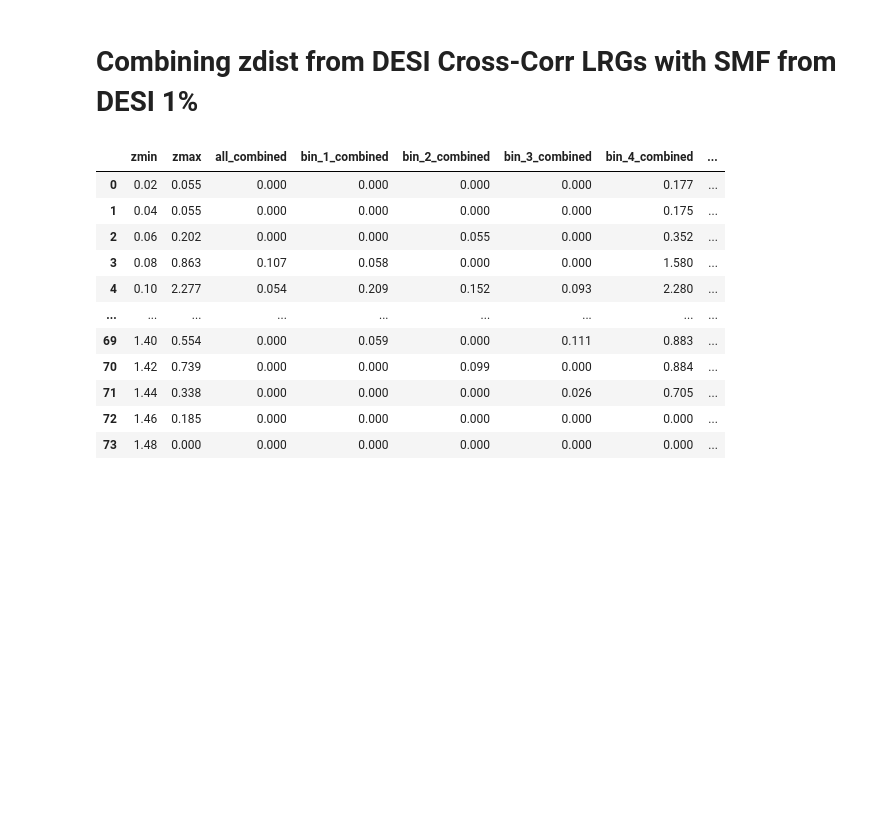
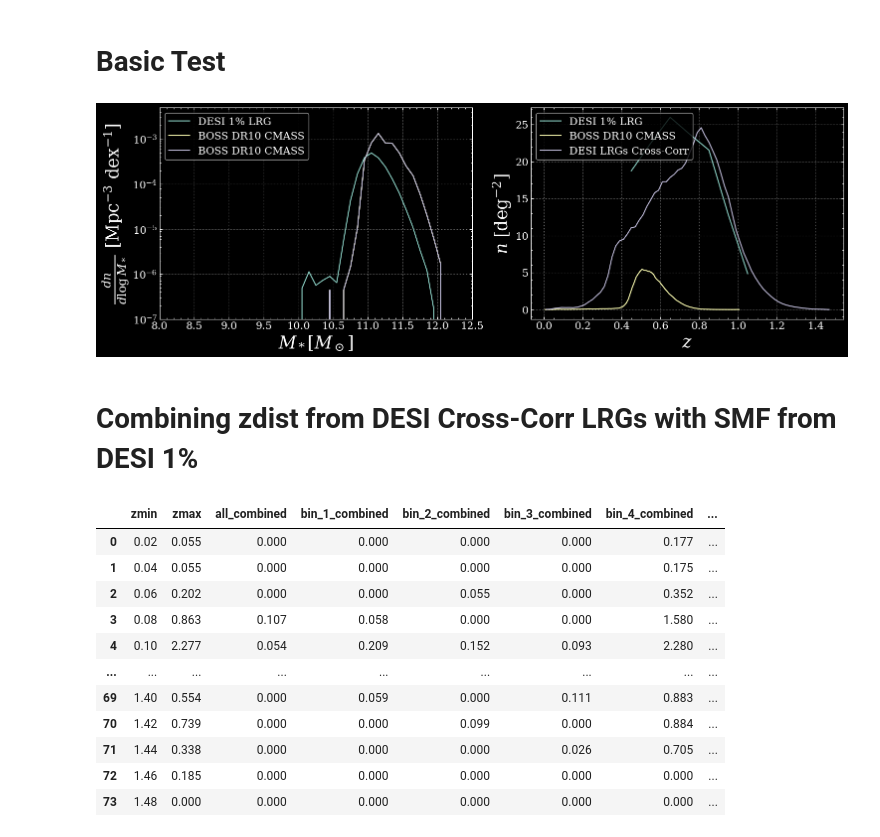
Before and after one commit to chadpopik/CAPPIBARAS, a Jupyter notebook: Testing/zdistweight.ipynb, the cells around one changed output. Cells and saved outputs as stored; diff of their text form; code cells hidden in the pictures; blank space fills up the shorter version.

```diff
--- a/testing.ipynb
+++ b/Testing/zdistweight.ipynb
@@ -573,0 +8,2 @@ zs = np.array([0.55])
+# %% [markdown]
+# Basic Test
@@ -574,3 +12,42 @@ zs = np.array([0.55])
+# %%
+import Models.SMFs as SMFs
+importlib.reload(SMFs)
+
+
+cmass = SMFs.BOSSDR10({'galaxy':'CMASS','group':'portsmouth', 'template':'passive', 'IMF':'Kroupa'})
+desi1p = SMFs.DESI1Percent({'sample':'LRG'})
+
+desiXcorr = SMFs.DESILRGsCrossCorr({'pzbin':'all', 'hemisphere':'combined','sample':'main'})
+# %%
+cmass = SMFs.BOSSDR10({'galaxy':'CMASS','group':'portsmouth', 'template':'passive', 'IMF':'Kroupa'})
+# %%
+import Models.SMFs as SMFs
+importlib.reload(SMFs)
+
+fig, axs = plt.subplots(1, 2, figsize=(15, 5), layout='constrained')
+
+
+# cmass_smf = np.average(cmass.dndlogmstar(**cpars), weights=cmass.N_z(**cpars), axis=0)
+desi1p_smf = desi1p.dndlogmstar(**cpars)[4]
+desi1p_zdist = np.sum(desi1p.N(**cpars), axis=1)/desi1p.info['area']
+axs[0].plot(desi1p.logmstar, desi1p_smf, label=f'DESI 1% LRG')
+axs[1].plot(desi1p.z, desi1p_zdist, label=f'DESI 1% LRG')
+
+cmass_smf = cmass.dndlogmstar(**cpars)[50]
+cmass_zdist = np.sum(cmass.N(**cpars), axis=1)/cmass.info['area']
+axs[0].plot(cmass.logmstar, cmass_smf, label=f'BOSS DR10 CMASS')
+axs[1].plot(cmass.z, cmass_zdist, label='BOSS DR10 CMASS')
+
+
+desiXcorr_zdist = np.sum(desiXcorr.N(**cpars), axis=1)/desiXcorr.info['area']
+axs[0].plot(cmass.logmstar, cmass_smf, label=f'BOSS DR10 CMASS')
+axs[1].plot(desiXcorr.z, desiXcorr_zdist, label=f'DESI LRGs Cross-Corr')
+
+axs[0].set(xlabel=r'$M_* [M_\odot]$', ylabel=r'$\frac{dn}{d\log M_*}$ [Mpc$^{-3}$ dex$^{-1}$]', yscale='log', xlim=(8, 12.5), ylim=(1e-7, 5e-3)); axs[0].legend()
+axs[1].set(xlabel=r'$z$', ylabel=r'$n$ [deg$^{-2}$]'); axs[1].legend()
+plt.show()
+# %% [output]
+[figure, added]
 # %% [markdown]
 # Combining zdist from DESI Cross-Corr LRGs with SMF from DESI 1%
 # %%
```
Also changed, not shown: parts of 42 cells of this notebook, 24 other files.
